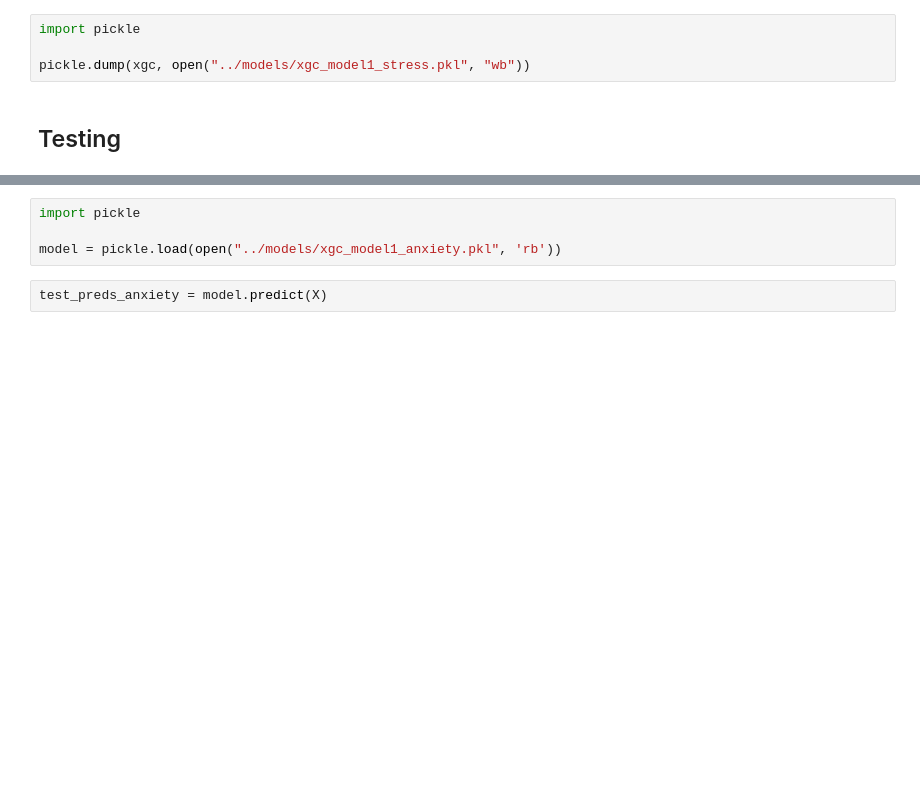
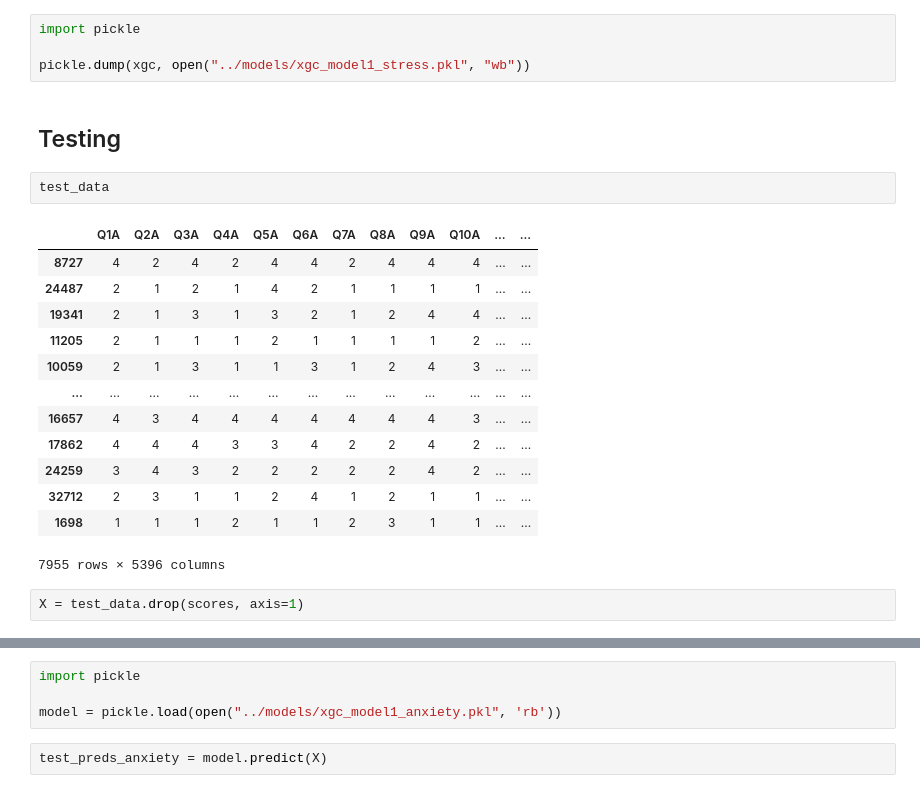
Before and after one commit to AADISHGARG05/Aura_Check, a Jupyter notebook: Scripts/main.ipynb, the cells around one changed output, grey strips where cells are left out. Drawn from its saved outputs; the diff is of its cells as text; blank space fills up the shorter version.

```diff
--- a/Scripts/main.ipynb
+++ b/Scripts/main.ipynb
@@ -563,3 +556,21 @@ import pickle
 pickle.dump(xgc, open("../models/xgc_model1_stress.pkl", "wb"))
 # %% [markdown]
 ## Testing
+# %%
+test_data
+# %% [output]
+|  | Q1A | Q2A | Q3A | Q4A | Q5A | Q6A | Q7A | Q8A | Q9A | Q10A | ... | ... |
+| 8727 | 4 | 2 | 4 | 2 | 4 | 4 | 2 | 4 | 4 | 4 | ... | ... |
+| 24487 | 2 | 1 | 2 | 1 | 4 | 2 | 1 | 1 | 1 | 1 | ... | ... |
+| 19341 | 2 | 1 | 3 | 1 | 3 | 2 | 1 | 2 | 4 | 4 | ... | ... |
+| 11205 | 2 | 1 | 1 | 1 | 2 | 1 | 1 | 1 | 1 | 2 | ... | ... |
+| 10059 | 2 | 1 | 3 | 1 | 1 | 3 | 1 | 2 | 4 | 3 | ... | ... |
+| ... | ... | ... | ... | ... | ... | ... | ... | ... | ... | ... | ... | ... |
+| 16657 | 4 | 3 | 4 | 4 | 4 | 4 | 4 | 4 | 4 | 3 | ... | ... |
+| 17862 | 4 | 4 | 4 | 3 | 3 | 4 | 2 | 2 | 4 | 2 | ... | ... |
+| 24259 | 3 | 4 | 3 | 2 | 2 | 2 | 2 | 2 | 4 | 2 | ... | ... |
+| 32712 | 2 | 3 | 1 | 1 | 2 | 4 | 1 | 2 | 1 | 1 | ... | ... |
+| 1698 | 1 | 1 | 1 | 2 | 1 | 1 | 2 | 3 | 1 | 1 | ... | ... |
+7955 rows × 5396 columns
+# %%
+X = test_data.drop(scores, axis=1)
```
Also changed, not shown: parts of 37 cells of this notebook, 16 other files.
